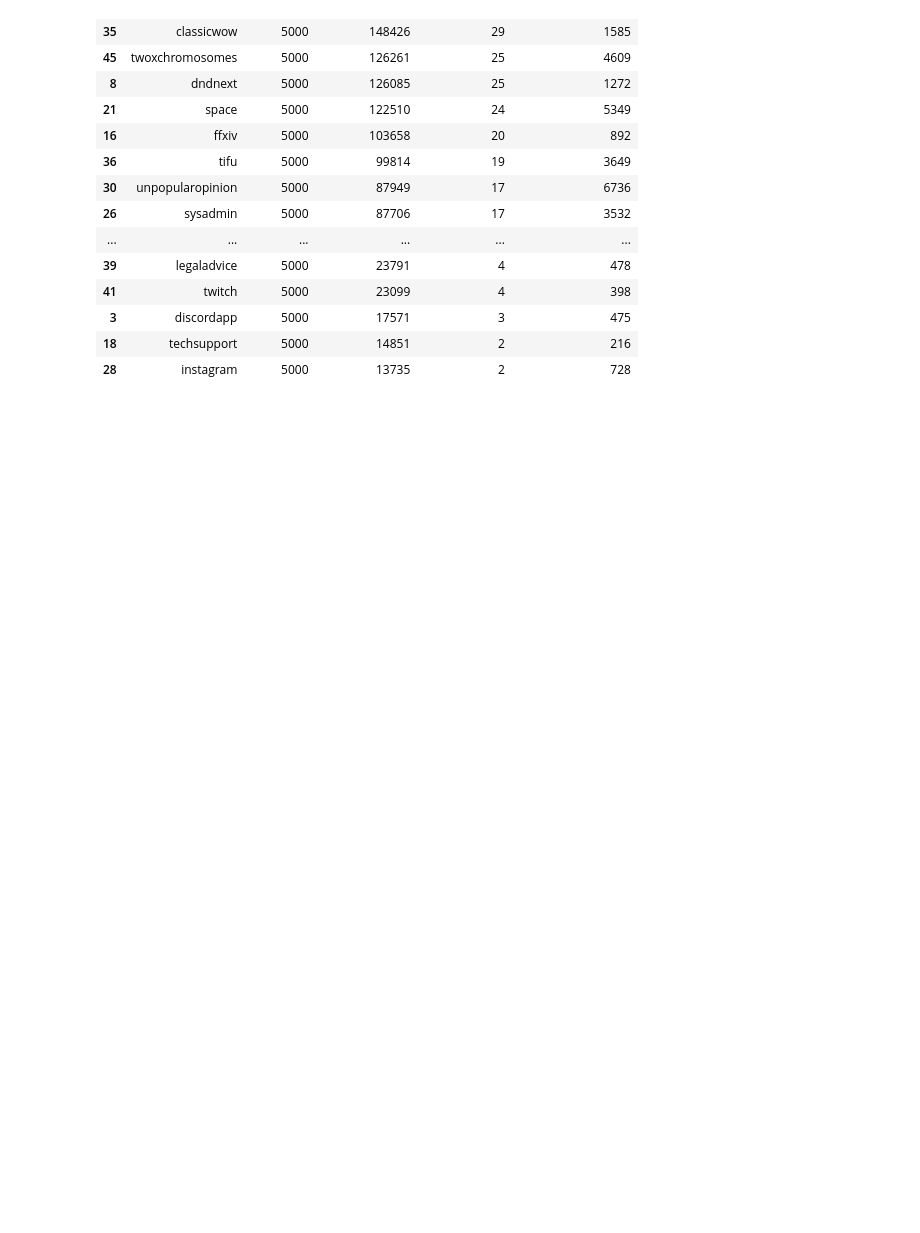
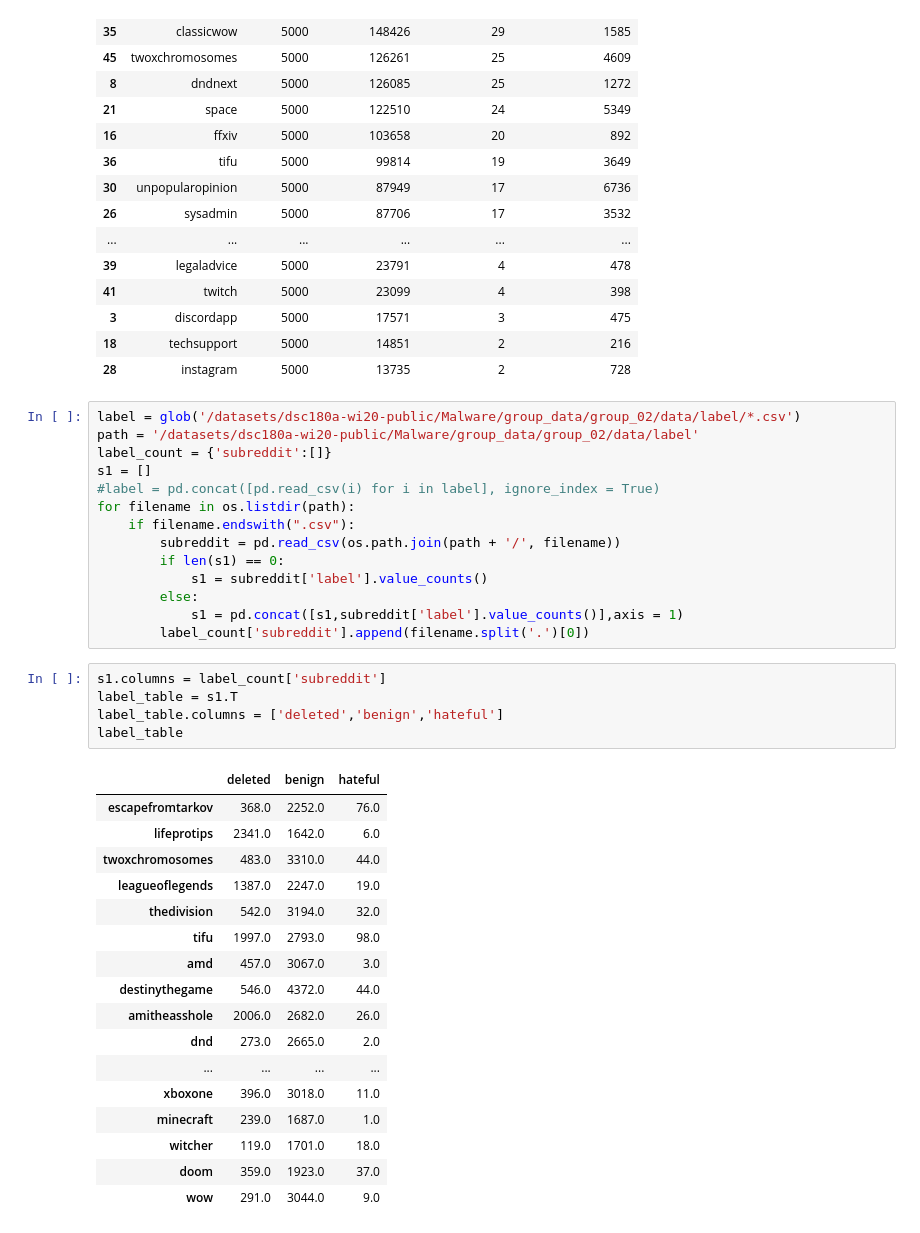
Before and after one commit to syeehyn/hinreddit, a Jupyter notebook: notebooks/EDA.ipynb, the cells around one changed output. Saved outputs shown, nothing was run; the diff lists cells and outputs as text; blank space fills up the shorter version.

```diff
--- a/notebooks/EDA.ipynb
+++ b/notebooks/EDA.ipynb
@@ -108,3 +115,40 @@ pd.DataFrame(subreddit_info).sort_values('total_comment',ascending = False)
 | 3 | discordapp | 5000 | 17571 | 3 | 475 |
 | 18 | techsupport | 5000 | 14851 | 2 | 216 |
 | 28 | instagram | 5000 | 13735 | 2 | 728 |
+# %%
+label = glob('/datasets/dsc180a-wi20-public/Malware/group_data/group_02/data/label/*.csv')
+path = '/datasets/dsc180a-wi20-public/Malware/group_data/group_02/data/label'
+label_count = {'subreddit':[]}
+s1 = []
+#label = pd.concat([pd.read_csv(i) for i in label], ignore_index = True)
+for filename in os.listdir(path):
+    if filename.endswith(".csv"):
+        subreddit = pd.read_csv(os.path.join(path + '/', filename))
+        if len(s1) == 0:
+            s1 = subreddit['label'].value_counts()
+        else:
+            s1 = pd.concat([s1,subreddit['label'].value_counts()],axis = 1)
+        label_count['subreddit'].append(filename.split('.')[0])
+# %%
+s1.columns = label_count['subreddit']
+label_table = s1.T
+label_table.columns = ['deleted','benign','hateful']
+label_table
+# %% [output]
+|  | deleted | benign | hateful |
+| escapefromtarkov | 368.0 | 2252.0 | 76.0 |
+| lifeprotips | 2341.0 | 1642.0 | 6.0 |
+| twoxchromosomes | 483.0 | 3310.0 | 44.0 |
+| leagueoflegends | 1387.0 | 2247.0 | 19.0 |
+| thedivision | 542.0 | 3194.0 | 32.0 |
+| tifu | 1997.0 | 2793.0 | 98.0 |
+| amd | 457.0 | 3067.0 | 3.0 |
+| destinythegame | 546.0 | 4372.0 | 44.0 |
+| amitheasshole | 2006.0 | 2682.0 | 26.0 |
+| dnd | 273.0 | 2665.0 | 2.0 |
+| ... | ... | ... | ... |
+| xboxone | 396.0 | 3018.0 | 11.0 |
+| minecraft | 239.0 | 1687.0 | 1.0 |
+| witcher | 119.0 | 1701.0 | 18.0 |
+| doom | 359.0 | 1923.0 | 37.0 |
+| wow | 291.0 | 3044.0 | 9.0 |
```
Also changed, not shown: parts of 9 cells of this notebook.
